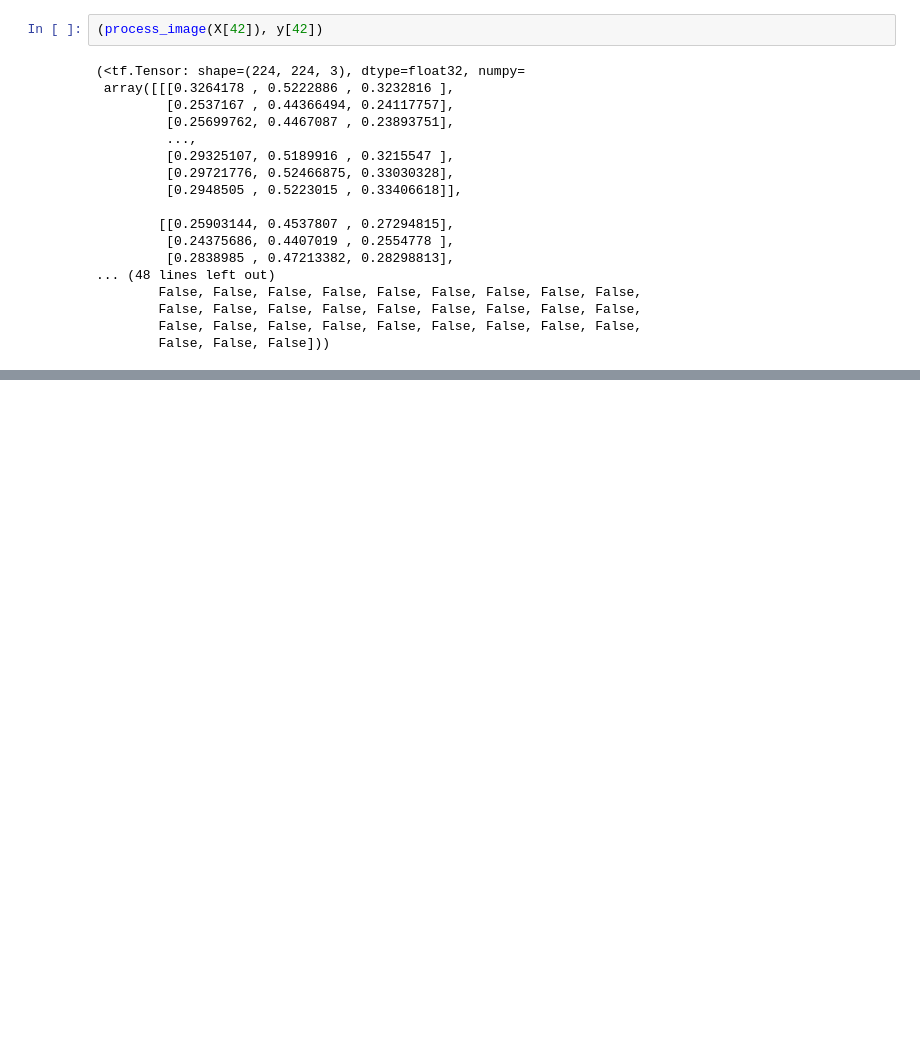
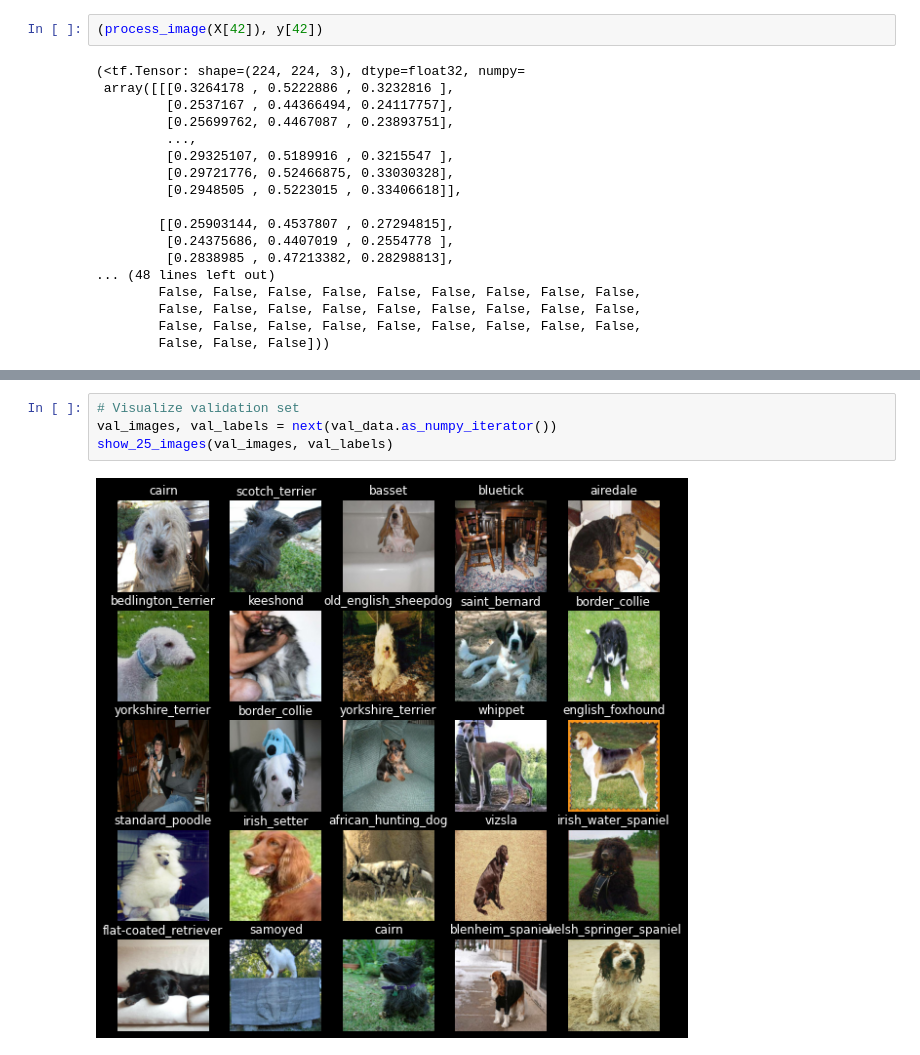
Before and after one commit to gvtsch/Udemy_ZTM_Data_Science, a Jupyter notebook: dog-breed/dog_breed.ipynb, the cells around one changed output, grey strips where cells are left out. Saved outputs shown, nothing was run; the diff lists cells and outputs as text; blank space fills up the shorter version.

```diff
--- a/dog-breed/dog_breed.ipynb
+++ b/dog-breed/dog_breed.ipynb
@@ -396,0 +516,6 @@ def get_image_label(image_path, label):
+# %%
+# Visualize validation set
+val_images, val_labels = next(val_data.as_numpy_iterator())
+show_25_images(val_images, val_labels)
+# %% [output]
+[figure, added]
```
Also changed, not shown: parts of 14 cells of this notebook.
